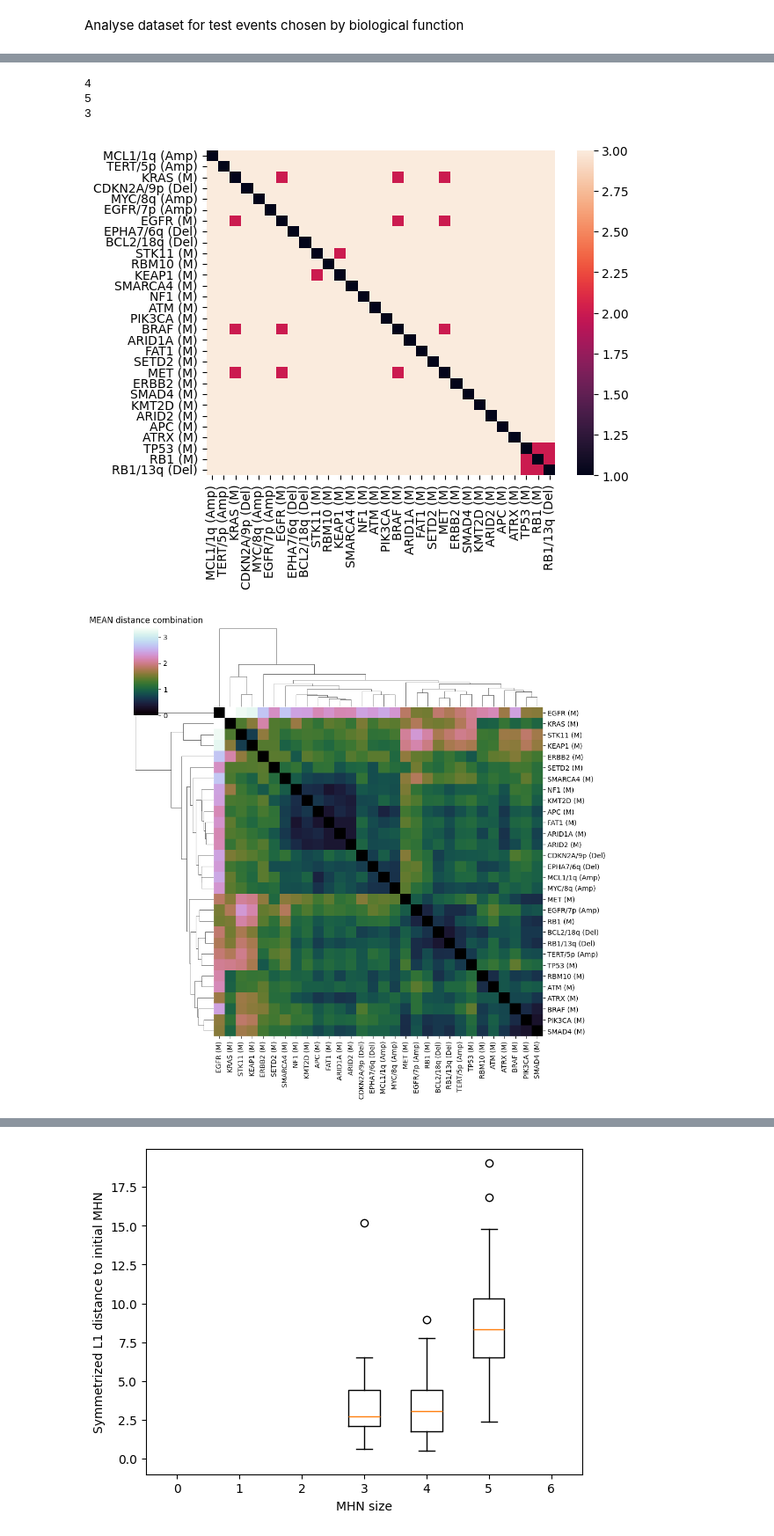
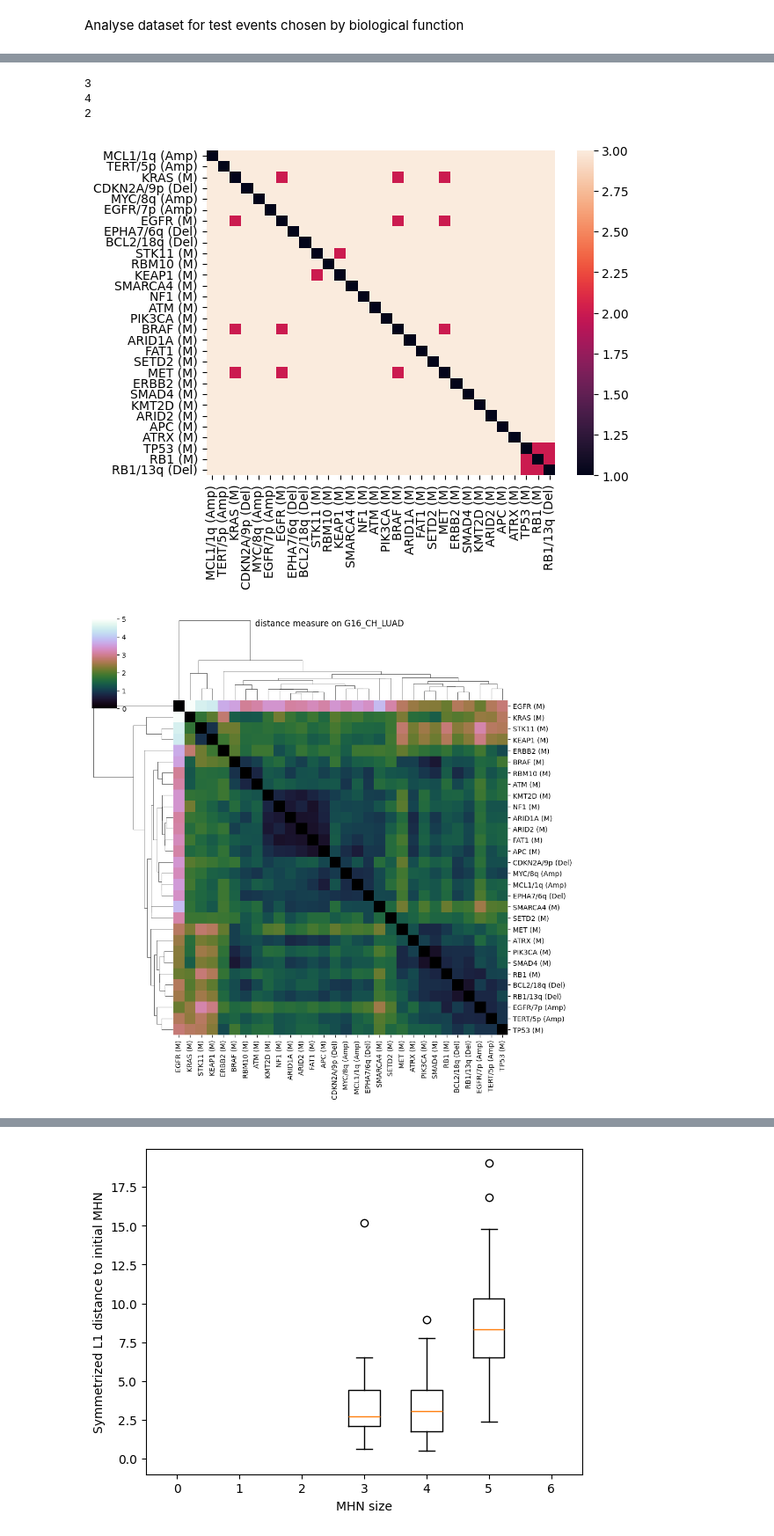
Before and after one commit to MichaelBonart/BachelorThesis, a Jupyter notebook: src/genie16_analysis.ipynb, the cells around one changed output, grey strips where cells are left out. Shown at 88% size. Drawn from its saved outputs; the diff is of its cells as text; code cells hidden in the pictures.

Commit message:
grafiken und plots

```diff
--- a/src/genie16_analysis.ipynb
+++ b/src/genie16_analysis.ipynb
@@ -15,7 +15,8 @@ import EventDistanceMeasurer as edm
 # %%
 np.random.seed(999)
 file_names=["G16_CH_BLCA_Events.csv", "G16_CH_COAD_Events.csv", "G16_CH_LUAD_Events.csv", "G16_CH_MEL_Events.csv", "G16_CH_PRAD_Events.csv"]
-file_path=os.path.join( os.getcwd(), '..','data', file_names[2] )
+dat_index=2
+file_path=os.path.join( os.getcwd(), '..','data', file_names[dat_index] )
 data_input = pd.read_csv(file_path)
 data_input.drop(columns=['CH'], inplace =True)
 events=list(data_input.columns)[1:]
@@ -121,9 +129,7 @@ for test_event_set,dist_m in zip(test_event_sets,dist_measurers):
 
     dist_mat.sort_index(axis=0, inplace=True)
     dist_mat.sort_index(axis=1, inplace=True)
-    #norm_c=1
-    #norm_c=(len(test_event_set)*(len(test_event_set)+1))/2
-    norm_c=len(test_event_set)+1
+    norm_c=len(test_event_set)
     #norm_c=np.log(len(test_event_set)+1)
     print(norm_c)
 
@@ -136,37 +142,38 @@ for test_event_set,dist_m in zip(test_event_sets,dist_measurers):
     dist_mat.mask(dist_mat!=0, 1, inplace=True)
     count_dist += dist_mat
     #sns.heatmap(count_dist)
     #plt.show()
 
 np.fill_diagonal(count_dist.values, 1)
 
 
-#sns.clustermap(max_dist)
+#sns.clustermap(max_dist,cmap='cubehelix', vmax=5)
 #plt.title("MAX distance combination")
 #plt.show()
 
 sns.heatmap(count_dist, xticklabels=True, yticklabels=True)
 plt.show()
 
 mean_linkage=scipy.cluster.hierarchy.linkage(sum_dist/(count_dist), method='average')
 events_abc=list(count_dist.index)
 
 
-sns.clustermap(sum_dist/(count_dist), row_linkage=mean_linkage, col_linkage=mean_linkage,cmap='cubehelix')
-plt.title("MEAN distance combination")
+sns.clustermap(sum_dist/(count_dist), row_linkage=mean_linkage, col_linkage=mean_linkage,cmap='cubehelix', vmax=5).figure.suptitle(f"distance measure on {file_names[dat_index][0:11]} ")
+#plt.title("distance combination $\mathbb{T}=\{\}$")
+#plt.title(''.join(f"distance measure {file_names[dat_index][0:11]} with "+"$\\mathbb{T}_{LUAD}$"), loc='right')
 plt.show()
 
 scipy.cluster.hierarchy.dendrogram(mean_linkage, labels=events_abc, leaf_rotation=90)
 plt.show()
 ordered_list=[events_abc[i] for i in scipy.cluster.hierarchy.leaves_list(mean_linkage)]
 print(ordered_list)
 
 cov_mat=data_input[events_abc].corr()
-sns.clustermap(cov_mat,  cmap='bwr', vmax=1, vmin=-1, row_linkage=mean_linkage, col_linkage=mean_linkage )
+sns.clustermap(cov_mat,  cmap='bwr', vmax=1, vmin=-1, row_linkage=mean_linkage, col_linkage=mean_linkage).figure.suptitle(f"correlation matrix on {file_names[dat_index][0:11]} ")
 plt.show()
 # %% [output]
+3
 4
-5
-3
+2
 [figure]
-[figure, old version]
+[figure, new version]
```
Also changed, not shown: parts of 5 cells of this notebook, 31 other files.
